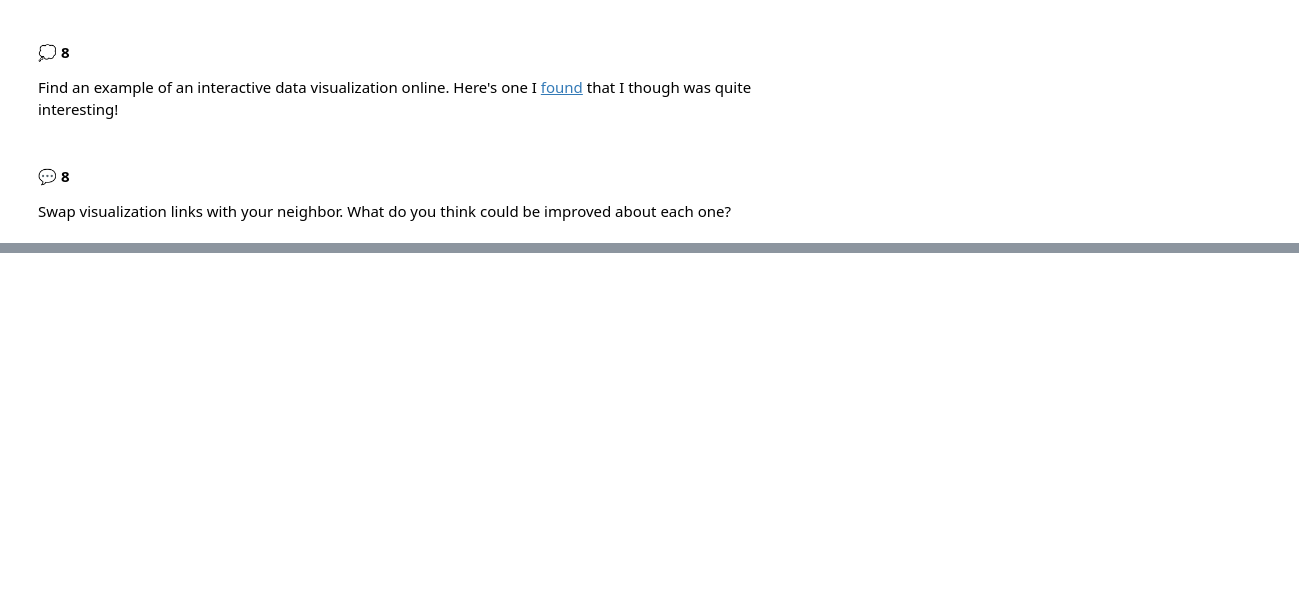
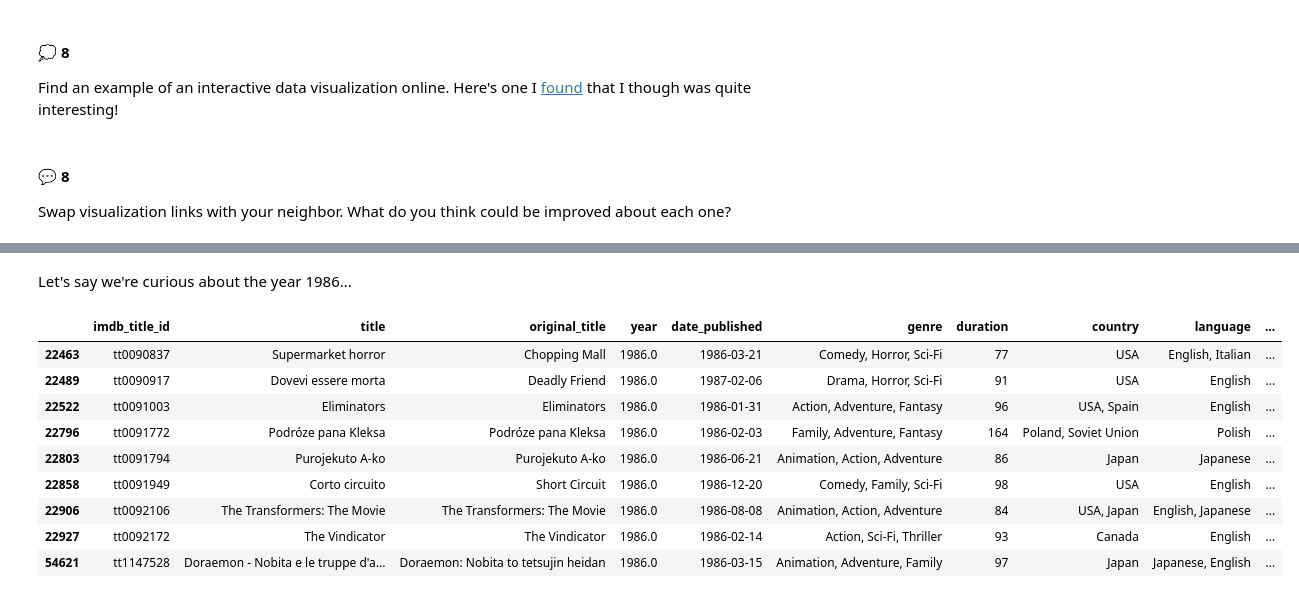
Before and after one commit to wesleybeckner/technin510, a Jupyter notebook: technin510/Week 2/Technin510_S2_What_is_Data_Science.ipynb, the cells around one changed output, grey strips where cells are left out. Drawn from its saved outputs; the diff is of its cells as text; code cells hidden in the pictures; blank space fills up the shorter version.

```diff
--- a/technin510/Week 2/Technin510_S2_What_is_Data_Science.ipynb
+++ b/technin510/Week 2/Technin510_S2_What_is_Data_Science.ipynb
@@ -284,0 +325,15 @@ Swap visualization links with your neighbor. What do you think could be improved
+# %% [markdown]
+Let's say we're curious about the year 1986...
+# %%
+ai_movies.loc[ai_movies['year'] == 1986]
+# %% [output]
+|  | imdb_title_id | title | original_title | year | date_published | genre | duration | country | language | ... |
+| 22463 | tt0090837 | Supermarket horror | Chopping Mall | 1986.0 | 1986-03-21 | Comedy, Horror, Sci-Fi | 77 | USA | English, Italian | ... |
+| 22489 | tt0090917 | Dovevi essere morta | Deadly Friend | 1986.0 | 1987-02-06 | Drama, Horror, Sci-Fi | 91 | USA | English | ... |
+| 22522 | tt0091003 | Eliminators | Eliminators | 1986.0 | 1986-01-31 | Action, Adventure, Fantasy | 96 | USA, Spain | English | ... |
+| 22796 | tt0091772 | Podróze pana Kleksa | Podróze pana Kleksa | 1986.0 | 1986-02-03 | Family, Adventure, Fantasy | 164 | Poland, Soviet Union | Polish | ... |
+| 22803 | tt0091794 | Purojekuto A-ko | Purojekuto A-ko | 1986.0 | 1986-06-21 | Animation, Action, Adventure | 86 | Japan | Japanese | ... |
+| 22858 | tt0091949 | Corto circuito | Short Circuit | 1986.0 | 1986-12-20 | Comedy, Family, Sci-Fi | 98 | USA | English | ... |
+| 22906 | tt0092106 | The Transformers: The Movie | The Transformers: The Movie | 1986.0 | 1986-08-08 | Animation, Action, Adventure | 84 | USA, Japan | English, Japanese | ... |
+| 22927 | tt0092172 | The Vindicator | The Vindicator | 1986.0 | 1986-02-14 | Action, Sci-Fi, Thriller | 93 | Canada | English | ... |
+| 54621 | tt1147528 | Doraemon - Nobita e le truppe d'a... | Doraemon: Nobita to tetsujin heidan | 1986.0 | 1986-03-15 | Animation, Adventure, Family | 97 | Japan | Japanese, English | ... |
```
Also changed, not shown: parts of 14 cells of this notebook.
